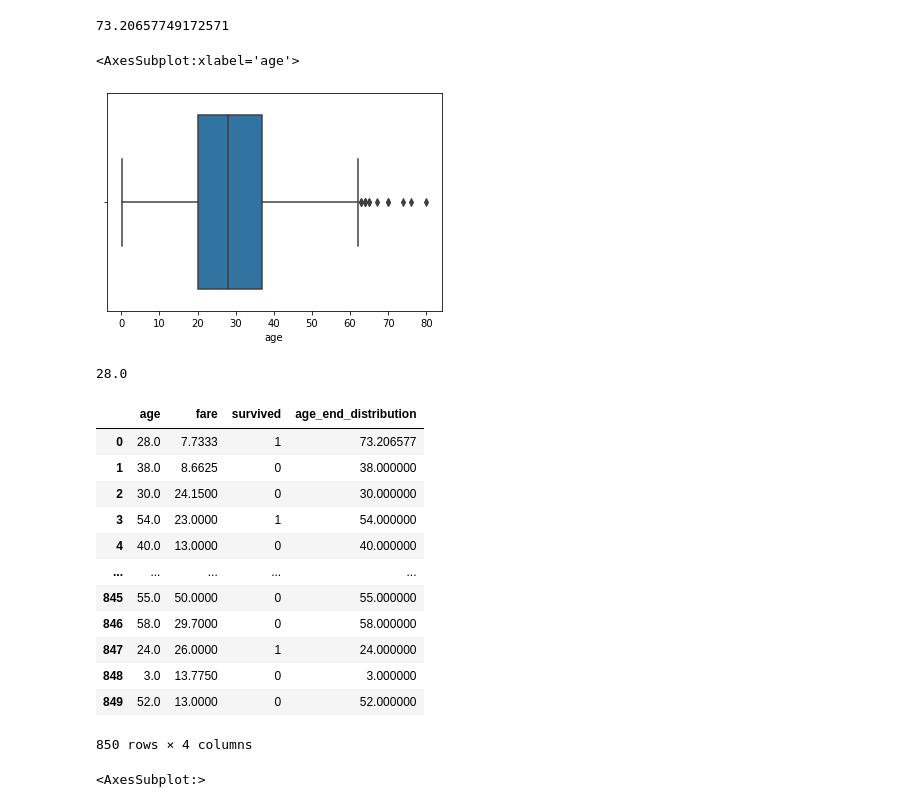
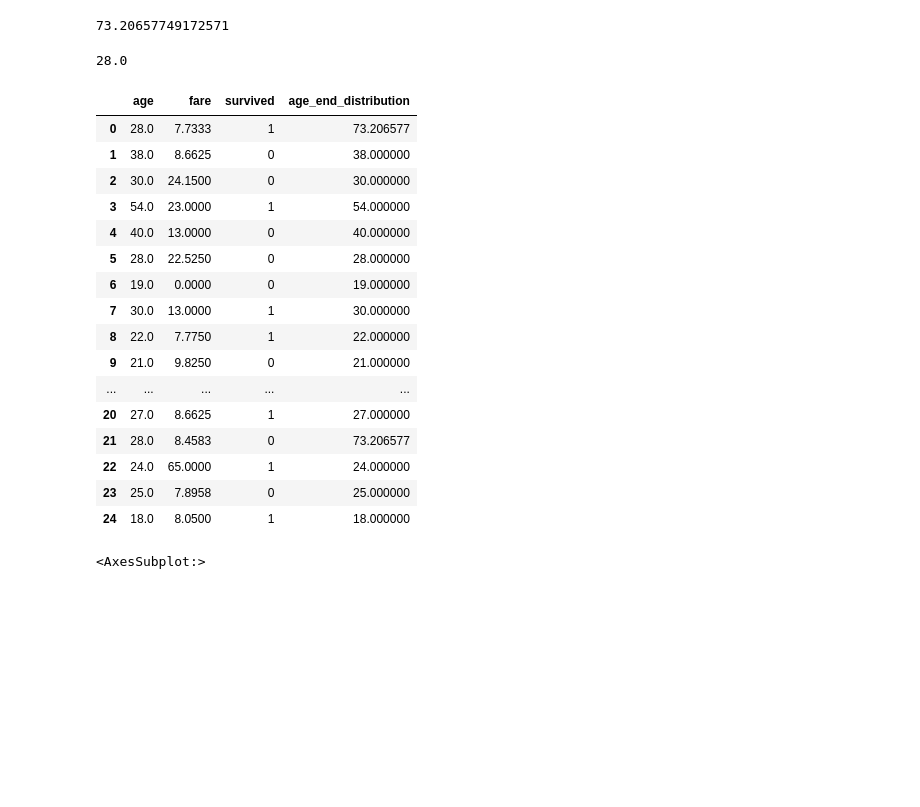
Before and after one commit to kapilw25/EDA-9-End-of-Distribution-Imputation---Technique-4-of-handling-missing-values, a Jupyter notebook: EDA 9) End of Distribution Imputation - Technique 4 of handling missing values.ipynb, the cells around one changed output. Cells and saved outputs as stored; diff of their text form; code cells hidden in the pictures; blank space fills up the shorter version.

```diff
--- a/EDA 9) End of Distribution Imputation - Technique 4 of handling missing values.ipynb
+++ b/EDA 9) End of Distribution Imputation - Technique 4 of handling missing values.ipynb
@@ -32,7 +34,7 @@ df
 850 rows × 15 columns
 # %%
 #focusing on only 3 columns
-df = pd.read_csv('C:/Users/Kapil Wanaskar/Data Sets/titanic_train (1).csv', usecols=['age','fare','survived'])
+df = pd.read_csv('titanic_train (1).csv', usecols=['age','fare','survived'])
 df.head() # reading only top 5 rows
 # %% [output]
 |  | age | fare | survived |
@@ -59,13 +70,6 @@ extreme = df.age.mean()+ 3*df.age.std()
 extreme
 # %% [output]
 73.20657749172571
-# %%
-#to check Outliers by plotting BoxPlot
-import seaborn as sns
-sns.boxplot('age', data=df)
-# %% [output]
-<AxesSubplot:xlabel='age'>
-[figure, removed]
 # %%
 # the dots after right vertical line
 # are called as Outliers
@@ -89,21 +93,25 @@ median # extracting Median of the database
 28.0
 # %%
 impute_nan(df,'age',median,extreme)
-df
+df.head(25)
 # %% [output]
 |  | age | fare | survived | age_end_distribution |
 | 0 | 28.0 | 7.7333 | 1 | 73.206577 |
 | 1 | 38.0 | 8.6625 | 0 | 38.000000 |
 | 2 | 30.0 | 24.1500 | 0 | 30.000000 |
 | 3 | 54.0 | 23.0000 | 1 | 54.000000 |
 | 4 | 40.0 | 13.0000 | 0 | 40.000000 |
+| 5 | 28.0 | 22.5250 | 0 | 28.000000 |
+| 6 | 19.0 | 0.0000 | 0 | 19.000000 |
+| 7 | 30.0 | 13.0000 | 1 | 30.000000 |
+| 8 | 22.0 | 7.7750 | 1 | 22.000000 |
+| 9 | 21.0 | 9.8250 | 0 | 21.000000 |
 | ... | ... | ... | ... | ... |
-| 845 | 55.0 | 50.0000 | 0 | 55.000000 |
-| 846 | 58.0 | 29.7000 | 0 | 58.000000 |
-| 847 | 24.0 | 26.0000 | 1 | 24.000000 |
-| 848 | 3.0 | 13.7750 | 0 | 3.000000 |
-| 849 | 52.0 | 13.0000 | 0 | 52.000000 |
+| 20 | 27.0 | 8.6625 | 1 | 27.000000 |
+| 21 | 28.0 | 8.4583 | 0 | 73.206577 |
+| 22 | 24.0 | 65.0000 | 1 | 24.000000 |
+| 23 | 25.0 | 7.8958 | 0 | 25.000000 |
+| 24 | 18.0 | 8.0500 | 1 | 18.000000 |
-850 rows × 4 columns
 # %%
 #plot histogram for 'age' column
 df['age'].hist(bins=50)
```
Also changed, not shown: parts of 8 cells of this notebook, 1 other file.
